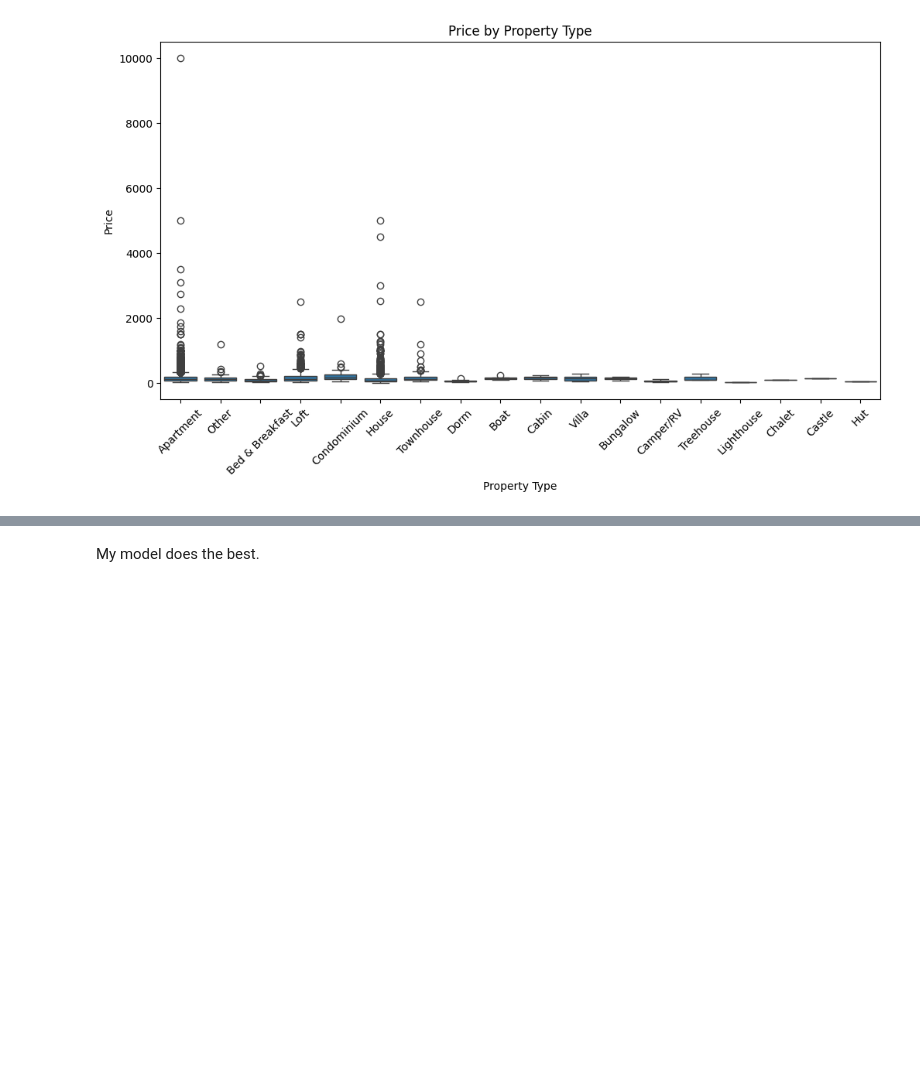
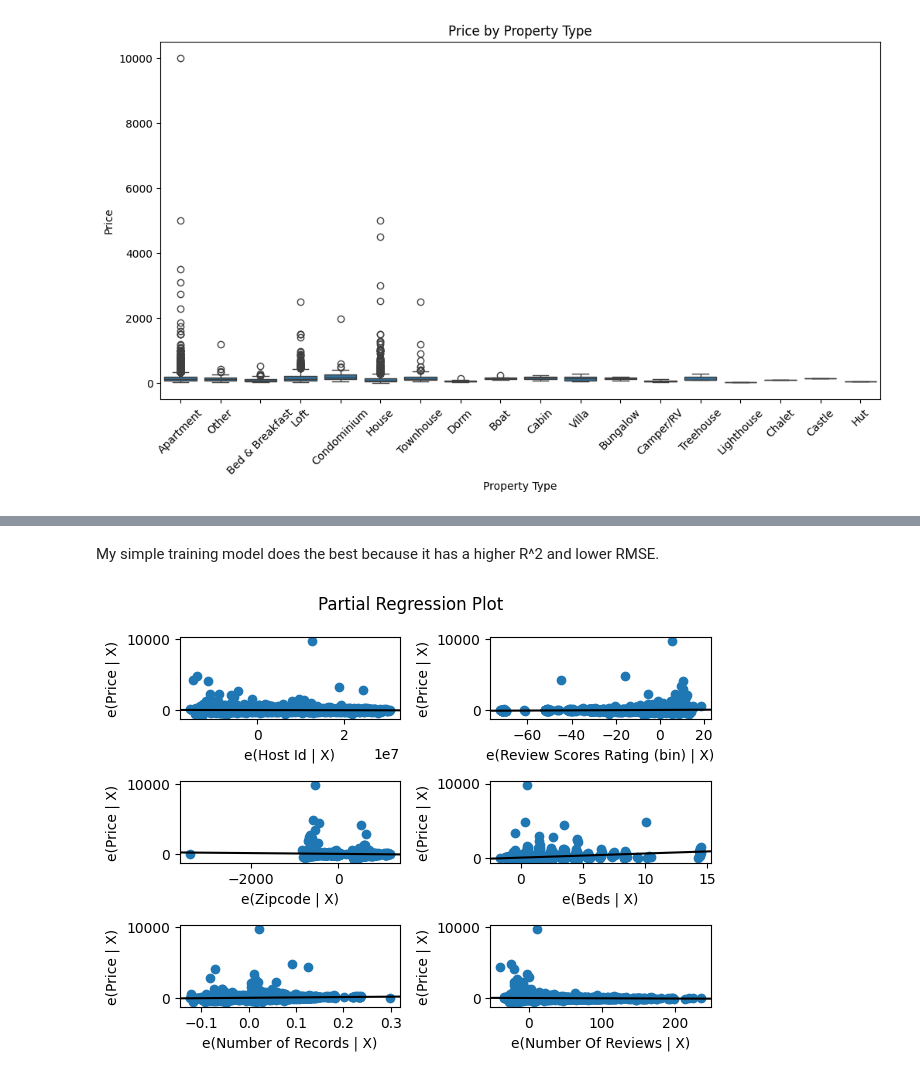
Before and after one commit to diyavgupta/linearModels, a Jupyter notebook: lab/lab_notebook_applied.ipynb, the cells around one changed output, grey strips where cells are left out. Saved outputs shown, nothing was run; the diff lists cells and outputs as text; code cells hidden in the pictures; blank space fills up the shorter version.

```diff
--- a/lab/lab_notebook_applied.ipynb
+++ b/lab/lab_notebook_applied.ipynb
@@ -126,19 +132,26 @@ print(f"Simple Model Test R²: {r2_score(y_test, y_test_pred)}")
 # %% [markdown]
-My model does the best.
+My simple training model does the best because it has a higher R^2 and lower RMSE.
 # %%
 # 5) Partial Correlation Plots
 import statsmodels.api as sm
 from statsmodels.graphics.regressionplots import plot_partregress_grid
 
-# Add a constant to the features (required for statsmodels)
-X_with_const = sm.add_constant(X_train)
+# Select only a few numeric variables (like 4-6) to avoid overloading the plot
+numeric_cols = X_train.select_dtypes(include=np.number).columns
 
-# Fit a statsmodels linear regression model
-model = sm.OLS(y_train, X_with_const).fit()
+selected_cols = numeric_cols[:6]  # or: ['Bedrooms', 'Bathrooms', 'Review Scores Rating', etc.]
 
-# Plot partial regression plots for numeric features only (limit to a subset if too many)
+# Add a constant for the intercept
+X_subset = sm.add_constant(X_train[selected_cols])
+
+# Fit the statsmodels OLS model
+model = sm.OLS(y_train, X_subset).fit()
+
+# Generate the partial regression plots
 plot_partregress_grid(model)
 plt.tight_layout()
 plt.show()
+# %% [output]
+[figure, added]
 # %%
 # 6) Building a More Complex Model
```
Also changed, not shown: parts of 2 cells of this notebook.
